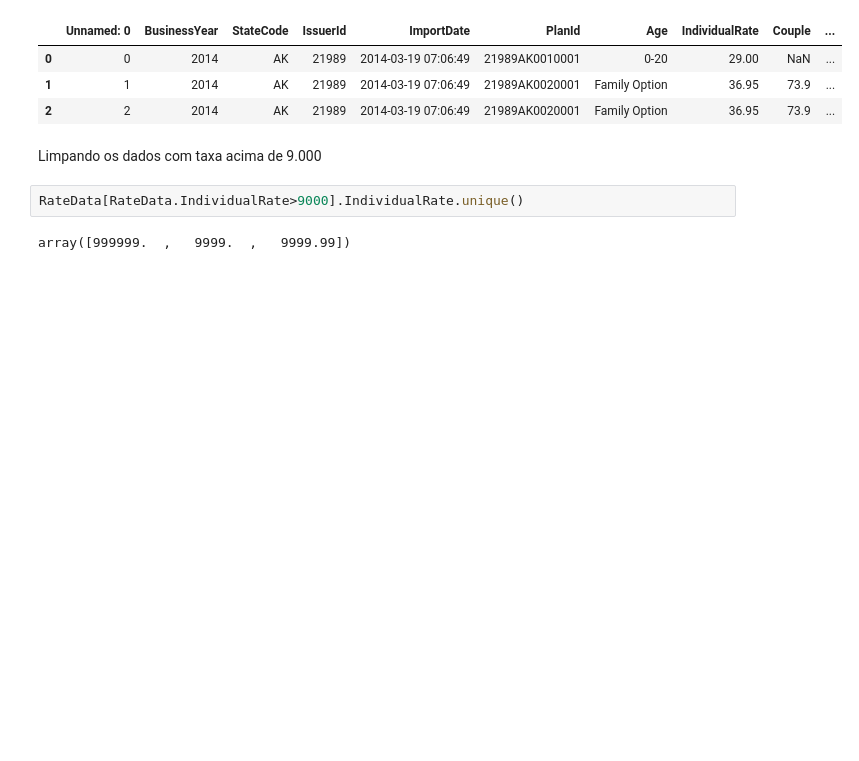
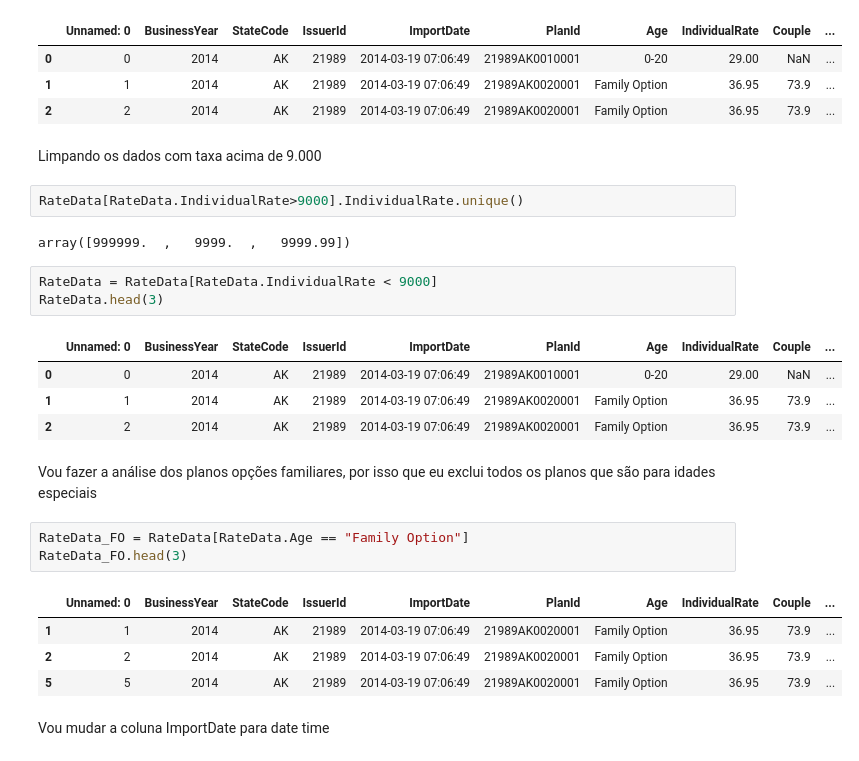
Before and after one commit to if1015-datascience-ufpe/2018-1-projeto-seguro_de_saude, a Jupyter notebook: Seguro_de_Saude.ipynb, the cells around one changed output. Drawn from its saved outputs; the diff is of its cells as text; blank space fills up the shorter version.

Commit message:
Finalizando limpeza dos dados Rate

```diff
--- a/Seguro_de_Saude.ipynb
+++ b/Seguro_de_Saude.ipynb
@@ -88,3 +88,23 @@ Limpando os dados com taxa acima de 9.000
 RateData[RateData.IndividualRate>9000].IndividualRate.unique()
 # %% [output]
 array([999999.  ,   9999.  ,   9999.99])
+# %%
+RateData = RateData[RateData.IndividualRate < 9000]
+RateData.head(3)
+# %% [output]
+|  | Unnamed: 0 | BusinessYear | StateCode | IssuerId | ImportDate | PlanId | Age | IndividualRate | Couple | ... |
+| 0 | 0 | 2014 | AK | 21989 | 2014-03-19 07:06:49 | 21989AK0010001 | 0-20 | 29.00 | NaN | ... |
+| 1 | 1 | 2014 | AK | 21989 | 2014-03-19 07:06:49 | 21989AK0020001 | Family Option | 36.95 | 73.9 | ... |
+| 2 | 2 | 2014 | AK | 21989 | 2014-03-19 07:06:49 | 21989AK0020001 | Family Option | 36.95 | 73.9 | ... |
+# %% [markdown]
+Vou fazer a análise dos planos opções familiares, por isso que eu exclui todos os planos que são para idades especiais
+# %%
+RateData_FO = RateData[RateData.Age == "Family Option"]
+RateData_FO.head(3)
+# %% [output]
+|  | Unnamed: 0 | BusinessYear | StateCode | IssuerId | ImportDate | PlanId | Age | IndividualRate | Couple | ... |
+| 1 | 1 | 2014 | AK | 21989 | 2014-03-19 07:06:49 | 21989AK0020001 | Family Option | 36.95 | 73.9 | ... |
+| 2 | 2 | 2014 | AK | 21989 | 2014-03-19 07:06:49 | 21989AK0020001 | Family Option | 36.95 | 73.9 | ... |
+| 5 | 5 | 2014 | AK | 21989 | 2014-03-19 07:06:49 | 21989AK0020001 | Family Option | 36.95 | 73.9 | ... |
+# %% [markdown]
+Vou mudar a coluna ImportDate para date time
```
Also changed, not shown: parts of 5 cells of this notebook.
